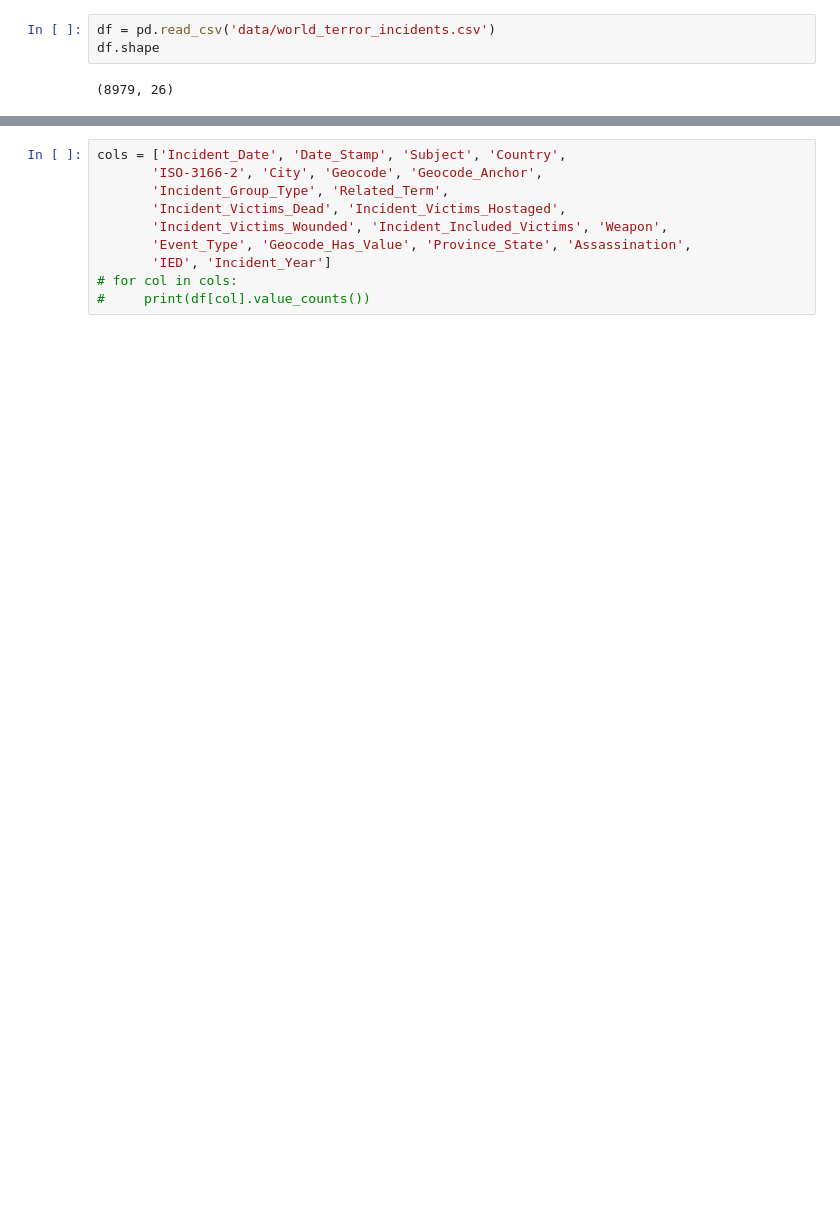
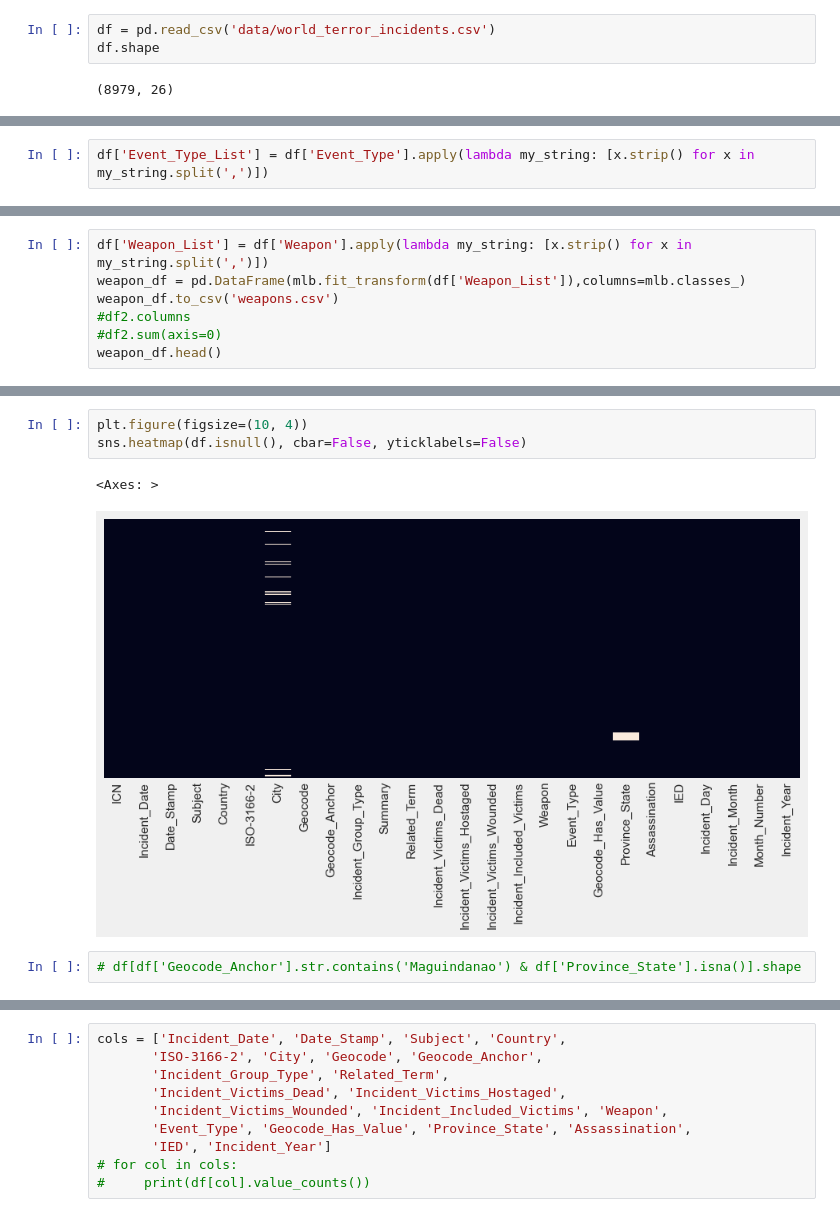
Before and after one commit to johnfkraus/world_terror_incidents_visualizations, a Jupyter notebook: World_Terror_Incident_Visualizations.ipynb, the cells around one changed output, grey strips where cells are left out. Cells and saved outputs as stored; diff of their text form; blank space fills up the shorter version.

Commit message:
weapons and event type breakdown

```diff
--- a/World_Terror_Incident_Visualizations.ipynb
+++ b/World_Terror_Incident_Visualizations.ipynb
@@ -22,0 +78,2 @@ df.head()
+# %%
+df['Event_Type_List'] = df['Event_Type'].apply(lambda my_string: [x.strip() for x in my_string.split(',')])
@@ -22,0 +112,7 @@ df.head()
+# %%
+df['Weapon_List'] = df['Weapon'].apply(lambda my_string: [x.strip() for x in my_string.split(',')])
+weapon_df = pd.DataFrame(mlb.fit_transform(df['Weapon_List']),columns=mlb.classes_)
+weapon_df.to_csv('weapons.csv')
+#df2.columns
+#df2.sum(axis=0)
+weapon_df.head()
@@ -22,0 +178,8 @@ df.head()
+# %%
+plt.figure(figsize=(10, 4))
+sns.heatmap(df.isnull(), cbar=False, yticklabels=False)
+# %% [output]
+<Axes: >
+[figure, added]
+# %%
+# df[df['Geocode_Anchor'].str.contains('Maguindanao') & df['Province_State'].isna()].shape
```
Also changed, not shown: parts of 37 cells of this notebook, 4 other files.
